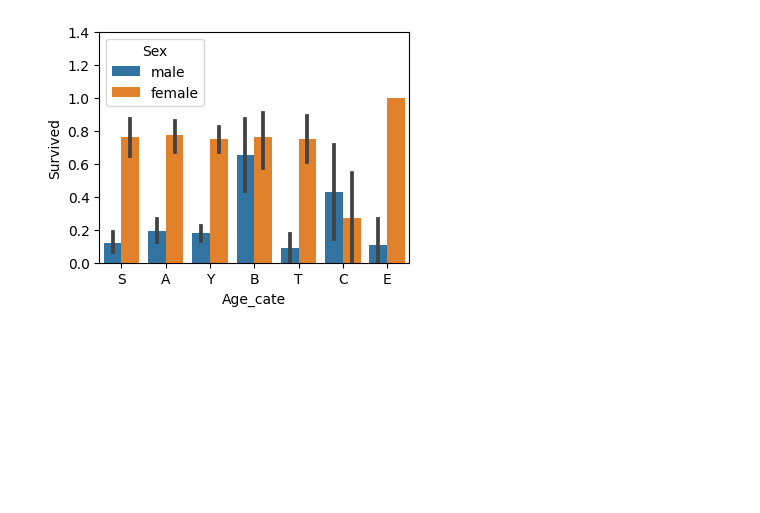
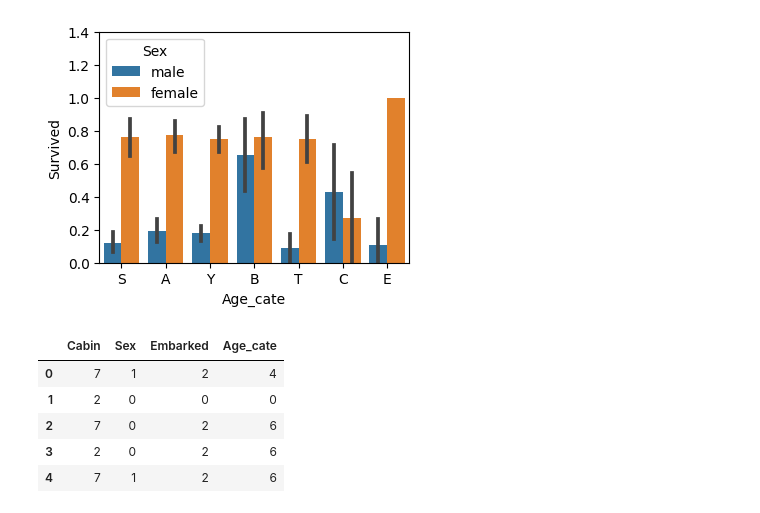
Before and after one commit to SCUTUM98/MachineLearning_Class, a Jupyter notebook: 0614_데이터전처리.ipynb, the cells around one changed output. Drawn from its saved outputs; the diff is of its cells as text; code cells hidden in the pictures; blank space fills up the shorter version.

```diff
--- a/0614_데이터전처리.ipynb
+++ b/0614_데이터전처리.ipynb
@@ -274,3 +279,21 @@ plt.ylim(0,1.4)
 plt.show()
 # %% [output]
 [figure]
+# %%
+def encode_features(df,columns):
+    for column in columns:
+        le = LabelEncoder()
+        le.fit(df[column])
+        df[column] = le.transform(df[column])
+
+    return df
+# %%
+df2 = encode_features(df2, ['Cabin', 'Sex', 'Embarked', 'Age_cate'])
+df2[['Cabin', 'Sex', 'Embarked', 'Age_cate']].head(5)
+# %% [output]
+|  | Cabin | Sex | Embarked | Age_cate |
+| 0 | 7 | 1 | 2 | 4 |
+| 1 | 2 | 0 | 0 | 0 |
+| 2 | 7 | 0 | 2 | 6 |
+| 3 | 2 | 0 | 2 | 6 |
+| 4 | 7 | 1 | 2 | 6 |
```
Also changed, not shown: parts of 13 cells of this notebook.
